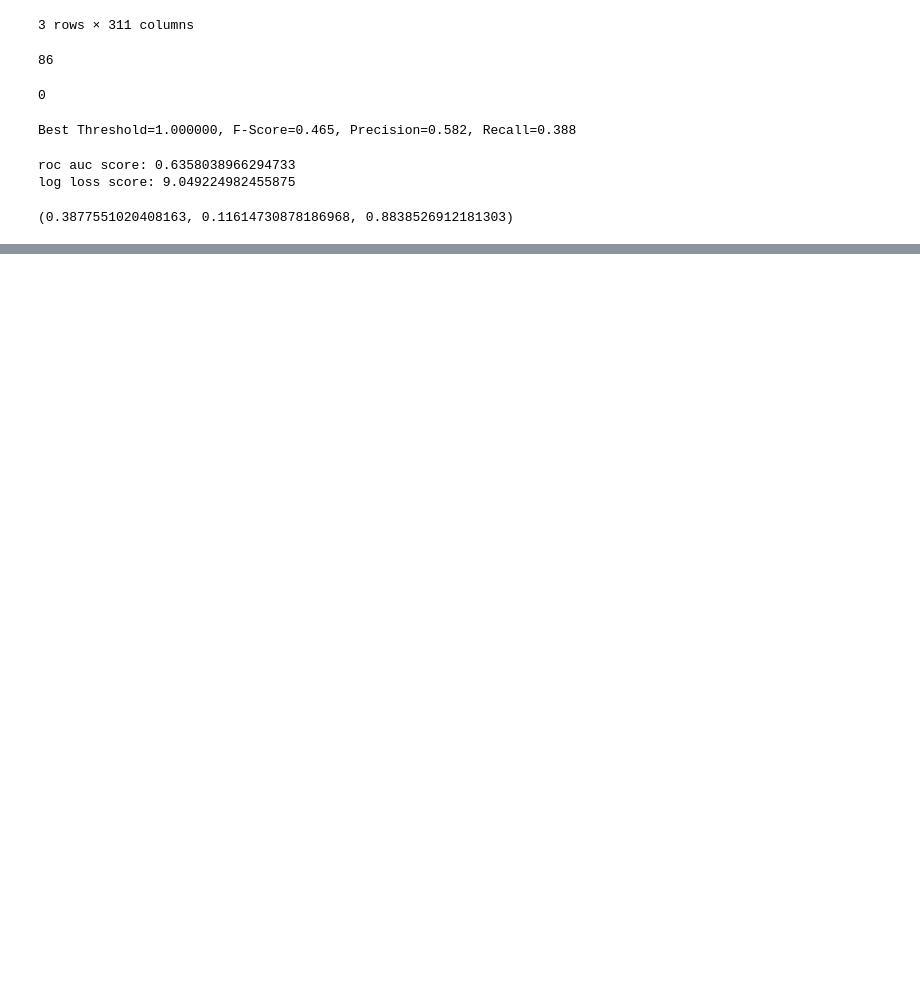
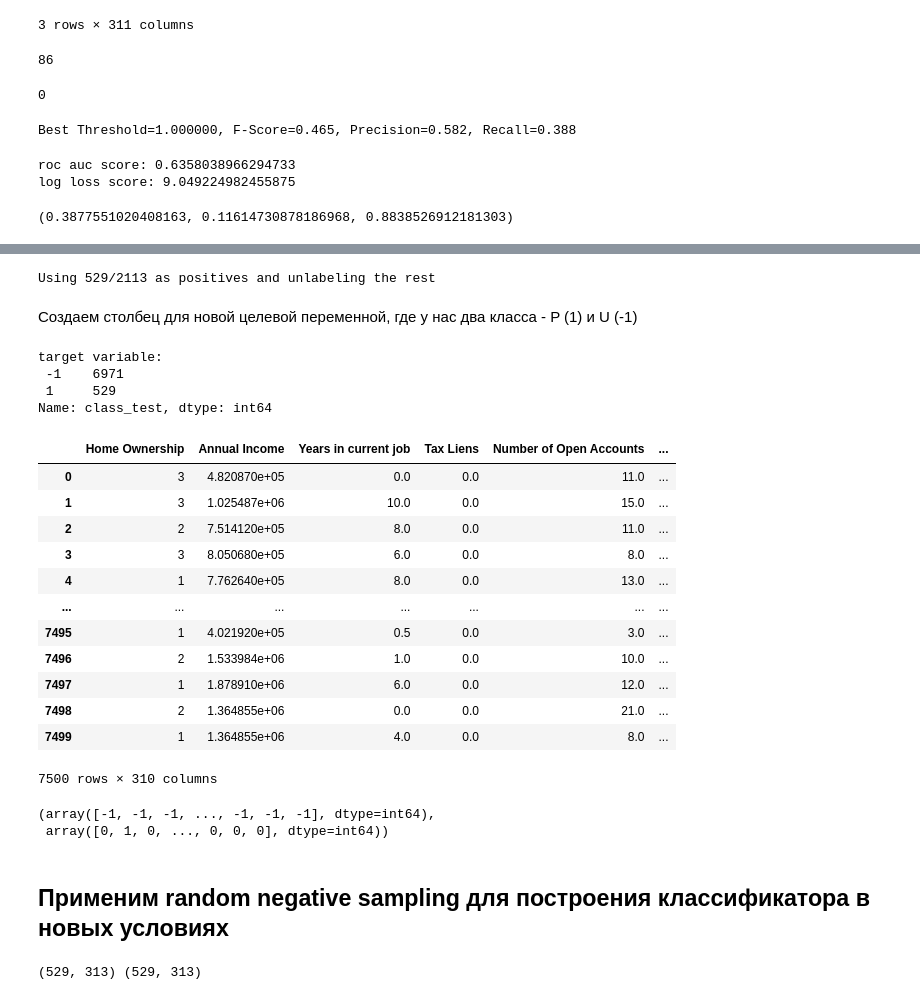
Before and after one commit to VitalyGladyshev/BML, a Jupyter notebook: BML2_HW6.ipynb, the cells around one changed output, grey strips where cells are left out. Saved outputs shown, nothing was run; the diff lists cells and outputs as text; code cells hidden in the pictures; blank space fills up the shorter version.

```diff
--- a/BML2_HW6.ipynb
+++ b/BML2_HW6.ipynb
@@ -396,0 +399,40 @@ res_tab
+# %%
+mod_data = train.copy()
+#get the indices of the positives samples
+pos_ind = np.where(mod_data["Credit Default"].values == 1)[0]
+#shuffle them
+np.random.shuffle(pos_ind)
+# leave just 25% of the positives marked
+pos_sample_len = int(np.ceil(0.25 * len(pos_ind)))
+print(f'Using {pos_sample_len}/{len(pos_ind)} as positives and unlabeling the rest')
+pos_sample = pos_ind[:pos_sample_len]
+# %% [output]
+Using 529/2113 as positives and unlabeling the rest
+# %% [markdown]
+Создаем столбец для новой целевой переменной, где у нас два класса - P (1) и U (-1)
+# %%
+mod_data['class_test'] = -1
+mod_data.loc[pos_sample,'class_test'] = 1
+print('target variable:\n', mod_data.iloc[:,-1].value_counts())
+# %% [output]
+target variable:
+ -1    6971
+ 1     529
+Name: class_test, dtype: int64
+# %%
+x_data = mod_data.drop(["Credit Default", "Id", 'class_test'], axis=1)
+x_data
+# %% [output]
+|  | Home Ownership | Annual Income | Years in current job | Tax Liens | Number of Open Accounts | ... |
+| 0 | 3 | 4.820870e+05 | 0.0 | 0.0 | 11.0 | ... |
+| 1 | 3 | 1.025487e+06 | 10.0 | 0.0 | 15.0 | ... |
+| 2 | 2 | 7.514120e+05 | 8.0 | 0.0 | 11.0 | ... |
+| 3 | 3 | 8.050680e+05 | 6.0 | 0.0 | 8.0 | ... |
+| 4 | 1 | 7.762640e+05 | 8.0 | 0.0 | 13.0 | ... |
+| ... | ... | ... | ... | ... | ... | ... |
+| 7495 | 1 | 4.021920e+05 | 0.5 | 0.0 | 3.0 | ... |
+| 7496 | 2 | 1.533984e+06 | 1.0 | 0.0 | 10.0 | ... |
+| 7497 | 1 | 1.878910e+06 | 6.0 | 0.0 | 12.0 | ... |
+| 7498 | 2 | 1.364855e+06 | 0.0 | 0.0 | 21.0 | ... |
+| 7499 | 1 | 1.364855e+06 | 4.0 | 0.0 | 8.0 | ... |
+7500 rows × 310 columns
@@ -396,0 +443,16 @@ res_tab
+# %%
+y_labeled, y_positive
+# %% [output]
+(array([-1, -1, -1, ..., -1, -1, -1], dtype=int64),
+ array([0, 1, 0, ..., 0, 0, 0], dtype=int64))
+# %% [markdown]
+## Применим random negative sampling для построения классификатора в новых условиях
+# %%
+mod_data = mod_data.sample(frac=1)
+neg_sample = mod_data[mod_data['class_test']==-1][:len(mod_data[mod_data['class_test']==1])]
+sample_test = mod_data[mod_data['class_test']==-1][len(mod_data[mod_data['class_test']==1]):]
+pos_sample = mod_data[mod_data['class_test']==1]
+print(neg_sample.shape, pos_sample.shape)
+sample_train = pd.concat([neg_sample, pos_sample]).sample(frac=1)
+# %% [output]
+(529, 313) (529, 313)
```
Also changed, not shown: parts of 11 cells of this notebook.
